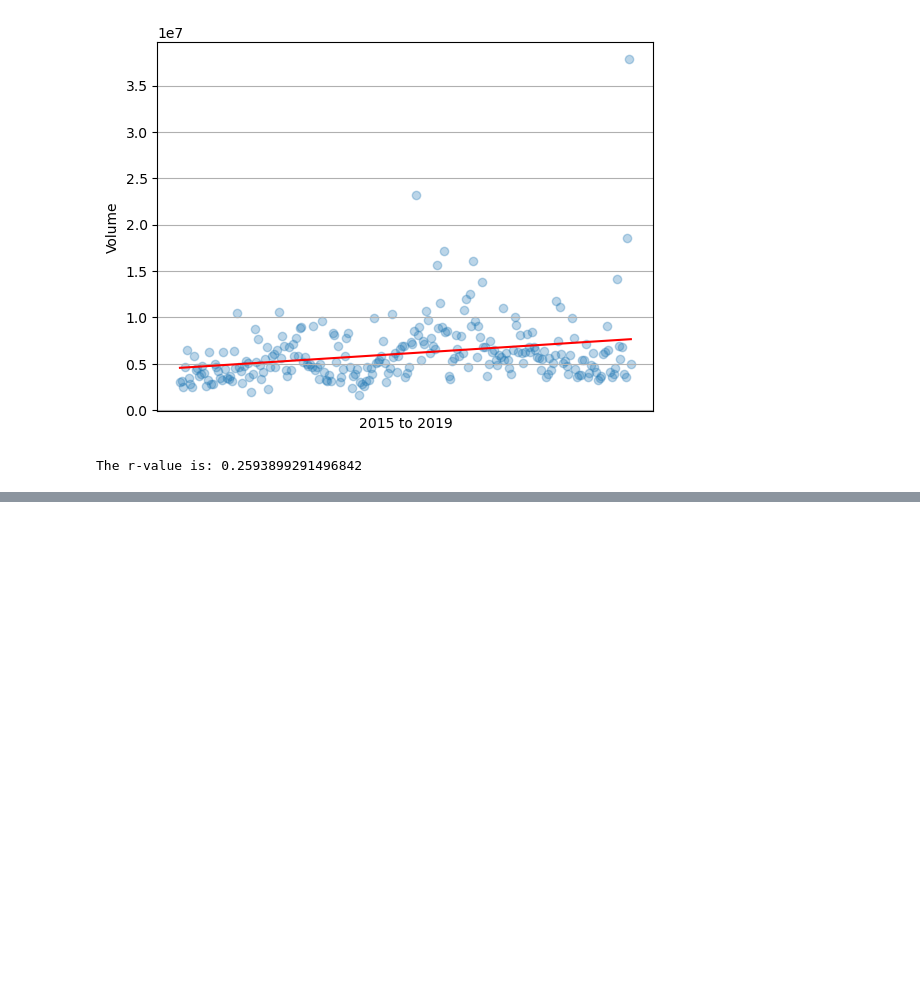
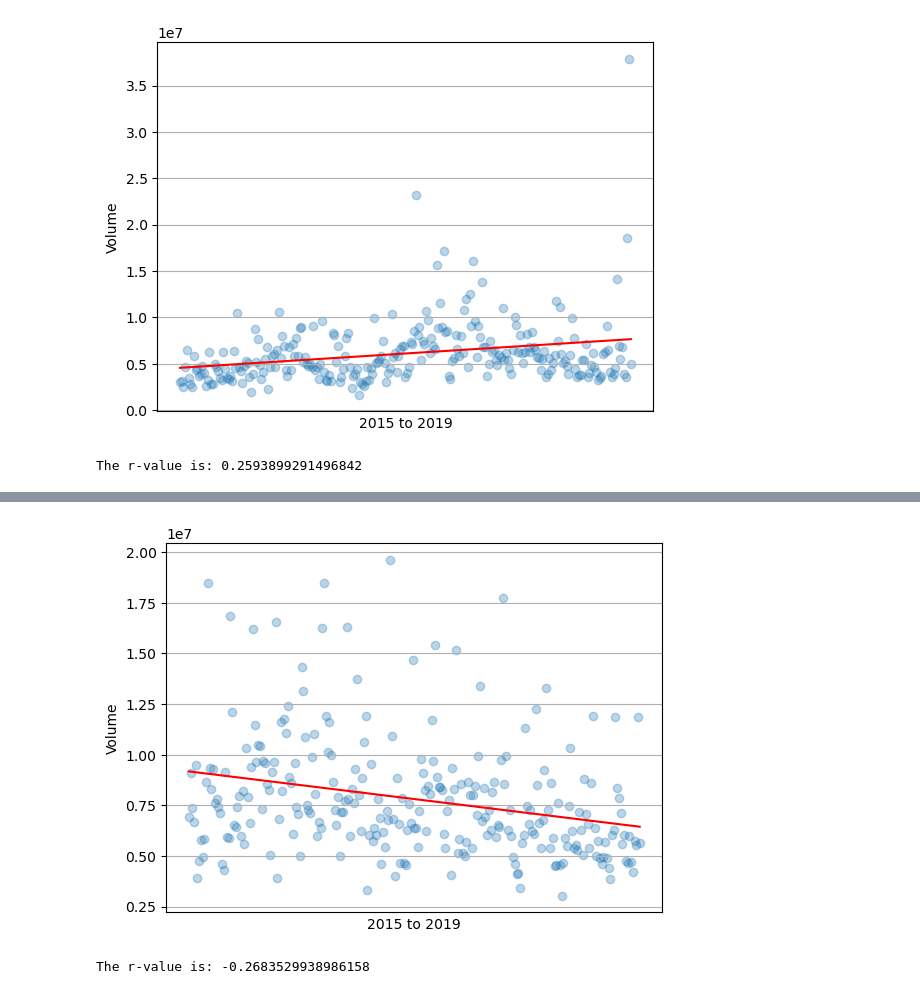
Before and after one commit to pathfindereleven/StockMkt_Analysis, a Jupyter notebook: combo #5.ipynb, the cells around one changed output, grey strips where cells are left out. Saved outputs shown, nothing was run; the diff lists cells and outputs as text; code cells hidden in the pictures; blank space fills up the shorter version.

```diff
--- a/combo #5.ipynb
+++ b/combo #5.ipynb
@@ -124,0 +142,5 @@ The r-value is: 0.2593899291496842
+# %%
+precovid(precovid_dri['Date'], precovid_dri['Volume'])
+# %% [output]
+[figure, added]
+The r-value is: -0.2683529938986158
```
Also changed, not shown: parts of 16 cells of this notebook.
